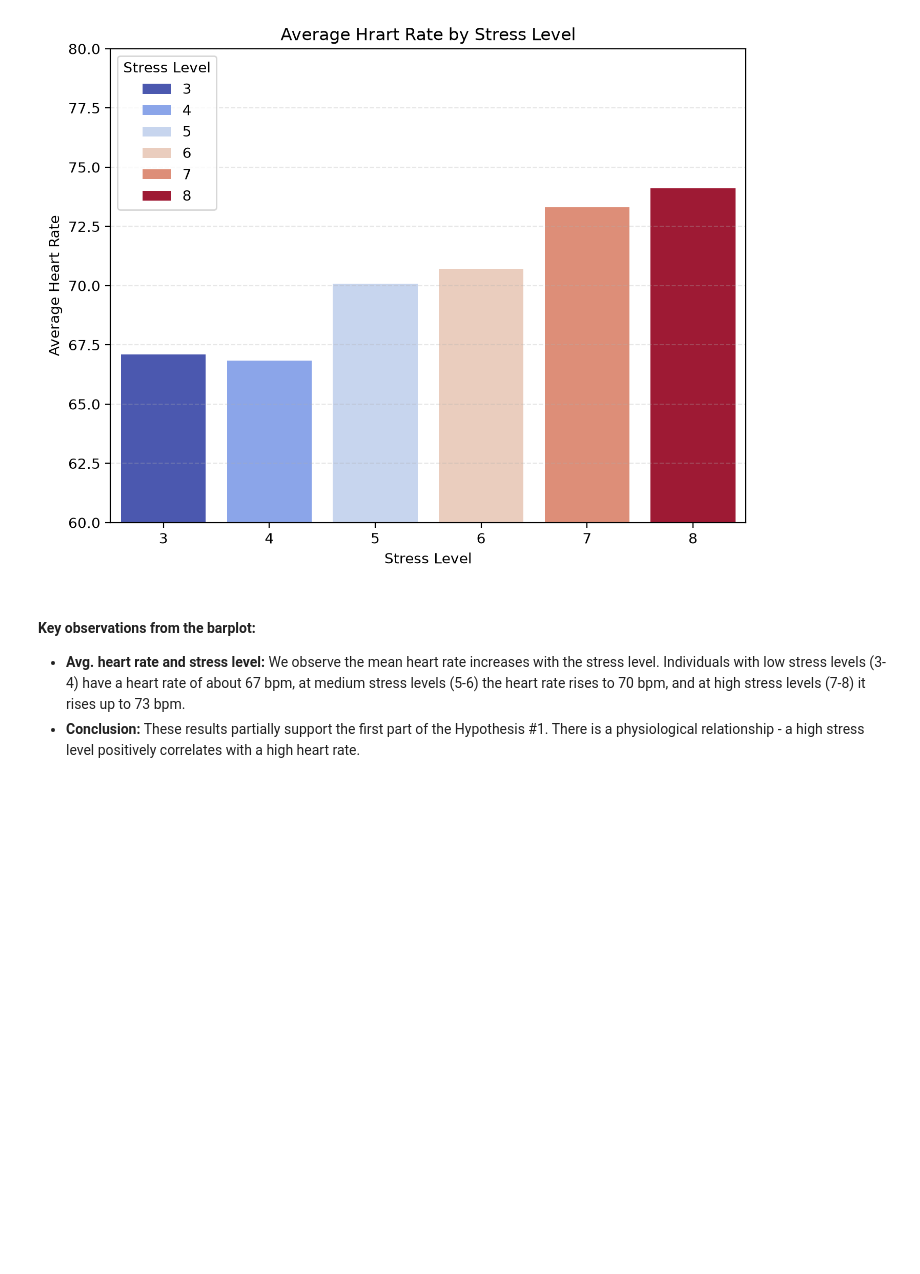
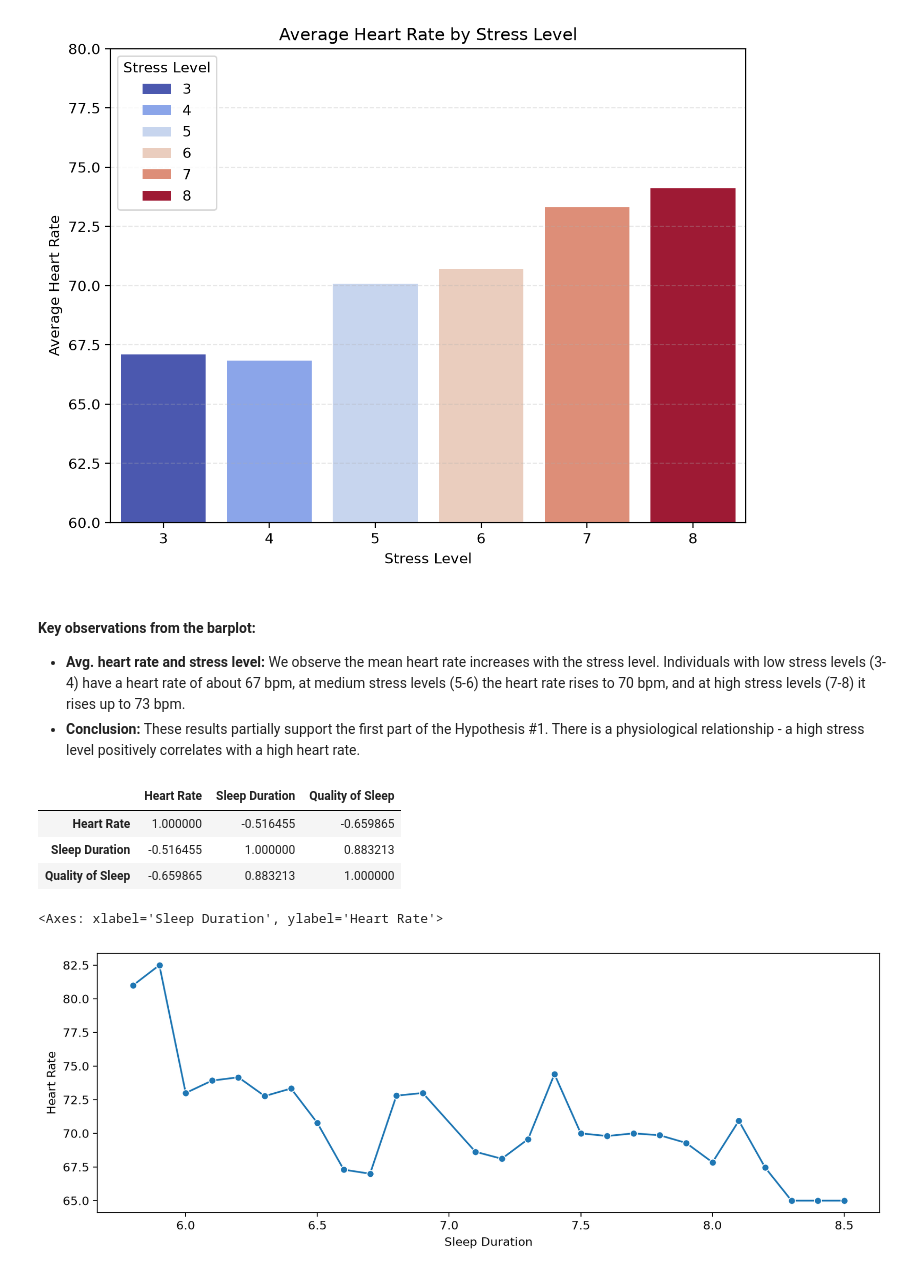
Before and after one commit to SabinaSid/Welness_sleep_analysis, a Jupyter notebook: Notebooks/eda_sleep_analysis.ipynb, the cells around one changed output. Saved outputs shown, nothing was run; the diff lists cells and outputs as text; code cells hidden in the pictures; blank space fills up the shorter version.

Commit message:
feat: complete correlation analysis of heart rate with  sleep duration and sleep quality

```diff
--- a/Notebooks/eda_sleep_analysis.ipynb
+++ b/Notebooks/eda_sleep_analysis.ipynb
@@ -151,3 +151,16 @@ plt.grid(True, linestyle='--', alpha=0.3, axis='y')
 #### Key observations from the barplot:
 - **Avg. heart rate and stress level:** We observe the mean heart rate increases with the stress level. Individuals with low stress levels (3-4) have a heart rate of about 67 bpm, at medium stress levels (5-6) the heart rate rises to 70 bpm, and at high stress levels (7-8) it rises up to 73 bpm.
 - **Conclusion:**  These results partially support the first part of the Hypothesis #1. There is a physiological relationship - a high stress level positively correlates with a high heart rate.
+# %%
+df[['Heart Rate', 'Sleep Duration', 'Quality of Sleep']].corr()
+# %% [output]
+|  | Heart Rate | Sleep Duration | Quality of Sleep |
+| Heart Rate | 1.000000 | -0.516455 | -0.659865 |
+| Sleep Duration | -0.516455 | 1.000000 | 0.883213 |
+| Quality of Sleep | -0.659865 | 0.883213 | 1.000000 |
+# %%
+plt.figure(figsize=(12,4), dpi=200)
+sns.lineplot(data=df, x='Sleep Duration', y= 'Heart Rate',  marker='o', errorbar=None)
+# %% [output]
+<Axes: xlabel='Sleep Duration', ylabel='Heart Rate'>
+[figure, added]
```
Also changed, not shown: parts of 4 cells of this notebook.
